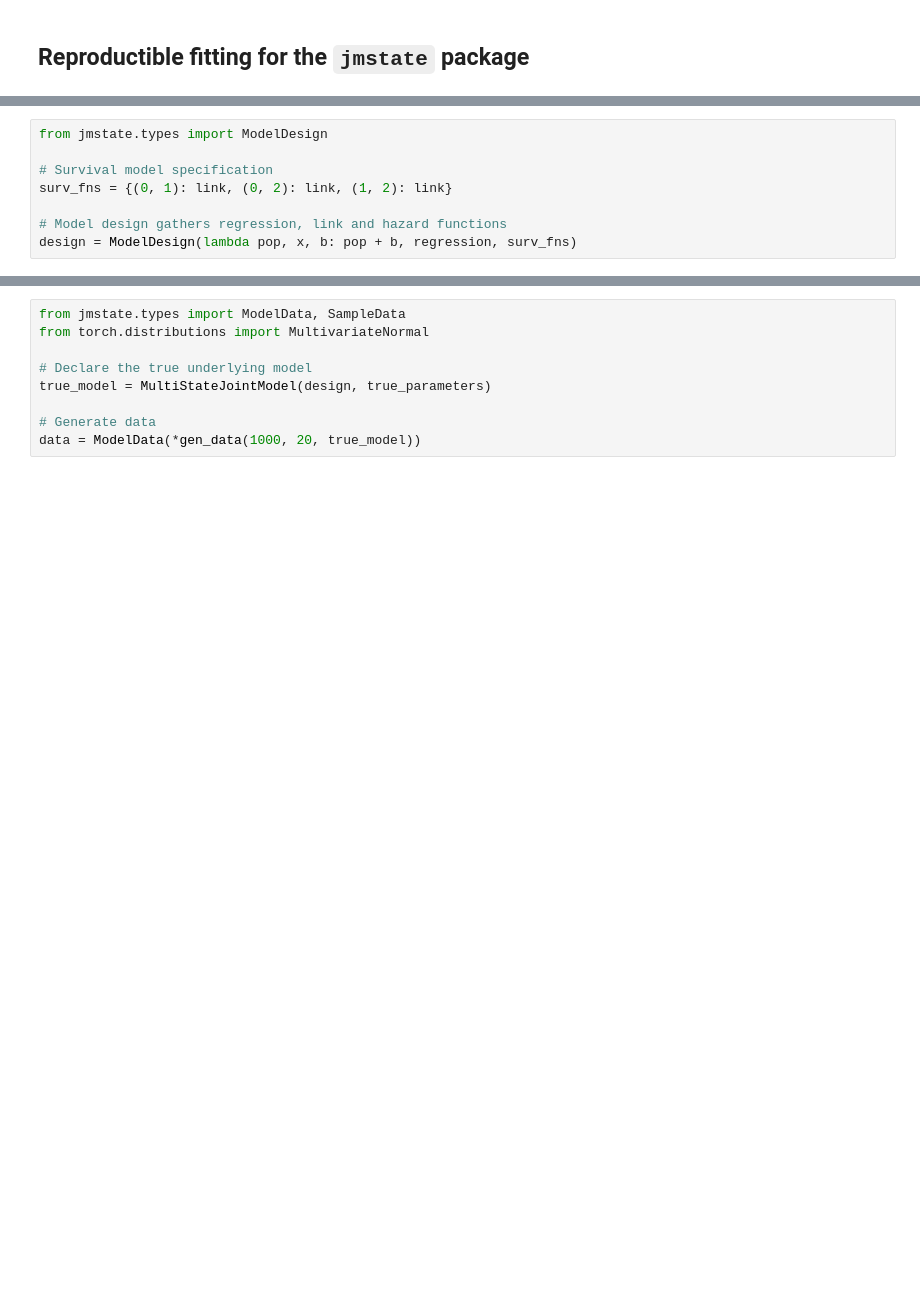
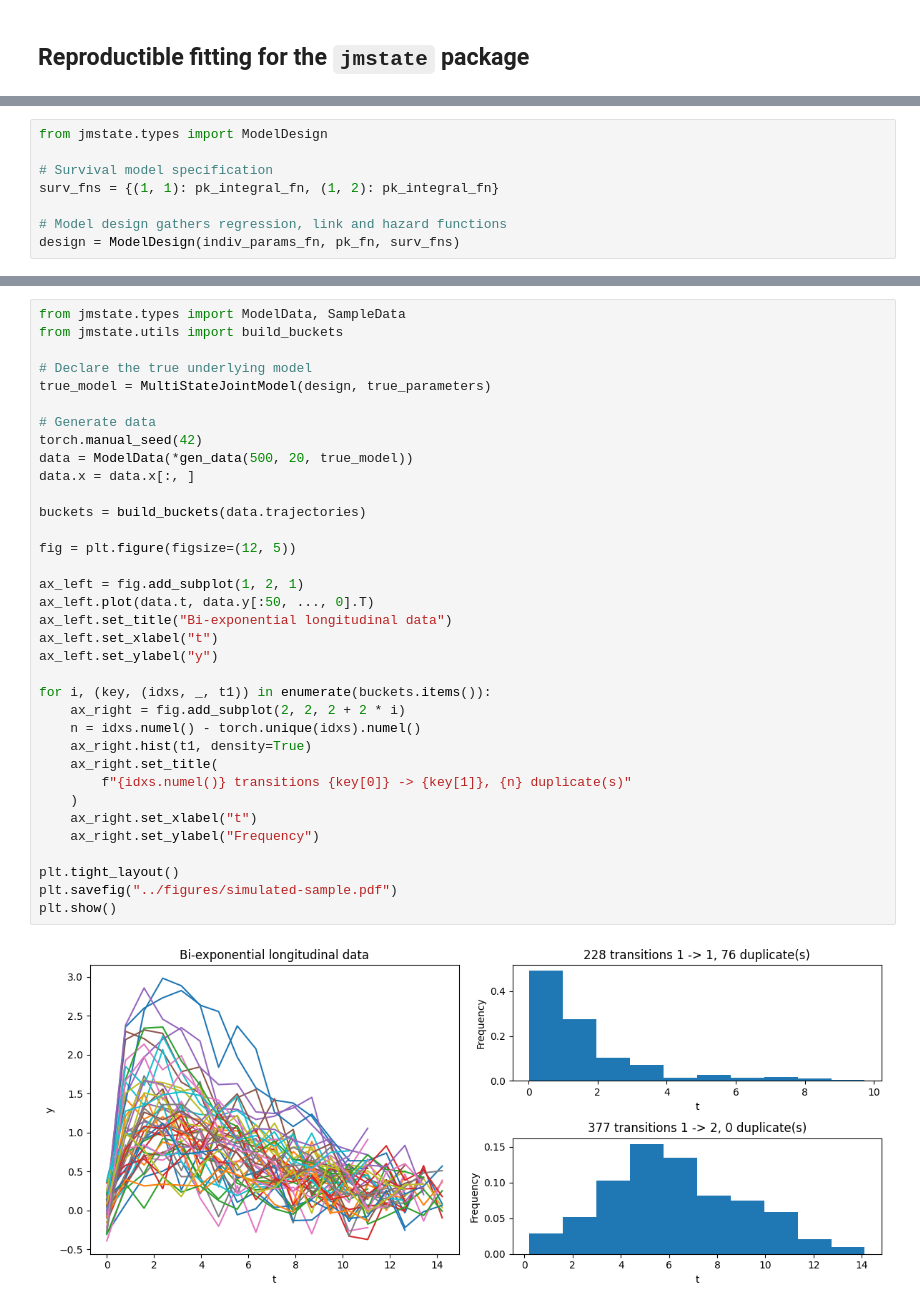
Before and after one commit to felixlaplante0/multistate-paper, a Jupyter notebook: scripts/fitting-test.ipynb, the cells around one changed output, grey strips where cells are left out. Cells and saved outputs as stored; diff of their text form; blank space fills up the shorter version.

```diff
--- a/scripts/fitting-test.ipynb
+++ b/scripts/fitting-test.ipynb
@@ -91,8 +81,8 @@ def gen_data(n: int, m: int, true_model: MultiStateJointModel):
 from jmstate.types import ModelDesign
 
 # Survival model specification
-surv_fns = {(0, 1): link, (0, 2): link, (1, 2): link}
+surv_fns = {(1, 1): pk_integral_fn, (1, 2): pk_integral_fn}
 
 # Model design gathers regression, link and hazard functions
-design = ModelDesign(lambda pop, x, b: pop + b, regression, surv_fns)
+design = ModelDesign(indiv_params_fn, pk_fn, surv_fns)
 # %%
@@ -140,10 +118,38 @@ true_parameters = ModelParameters(
 )
 # %%
 from jmstate.types import ModelData, SampleData
-from torch.distributions import MultivariateNormal
+from jmstate.utils import build_buckets
 
 # Declare the true underlying model
 true_model = MultiStateJointModel(design, true_parameters)
 
 # Generate data
-data = ModelData(*gen_data(1000, 20, true_model))
+torch.manual_seed(42)
+data = ModelData(*gen_data(500, 20, true_model))
+data.x = data.x[:, ]
+
+buckets = build_buckets(data.trajectories)
+
+fig = plt.figure(figsize=(12, 5))
+
+ax_left = fig.add_subplot(1, 2, 1)
+ax_left.plot(data.t, data.y[:50, ..., 0].T)
+ax_left.set_title("Bi-exponential longitudinal data")
+ax_left.set_xlabel("t")
+ax_left.set_ylabel("y")
+
+for i, (key, (idxs, _, t1)) in enumerate(buckets.items()):
+    ax_right = fig.add_subplot(2, 2, 2 + 2 * i)
+    n = idxs.numel() - torch.unique(idxs).numel()
+    ax_right.hist(t1, density=True)
+    ax_right.set_title(
+        f"{idxs.numel()} transitions {key[0]} -> {key[1]}, {n} duplicate(s)"
+    )
+    ax_right.set_xlabel("t")
+    ax_right.set_ylabel("Frequency")
+
+plt.tight_layout()
+plt.savefig("../figures/simulated-sample.pdf")
+plt.show()
+# %% [output]
+[figure, added]
```
Also changed, not shown: parts of 11 cells of this notebook.
